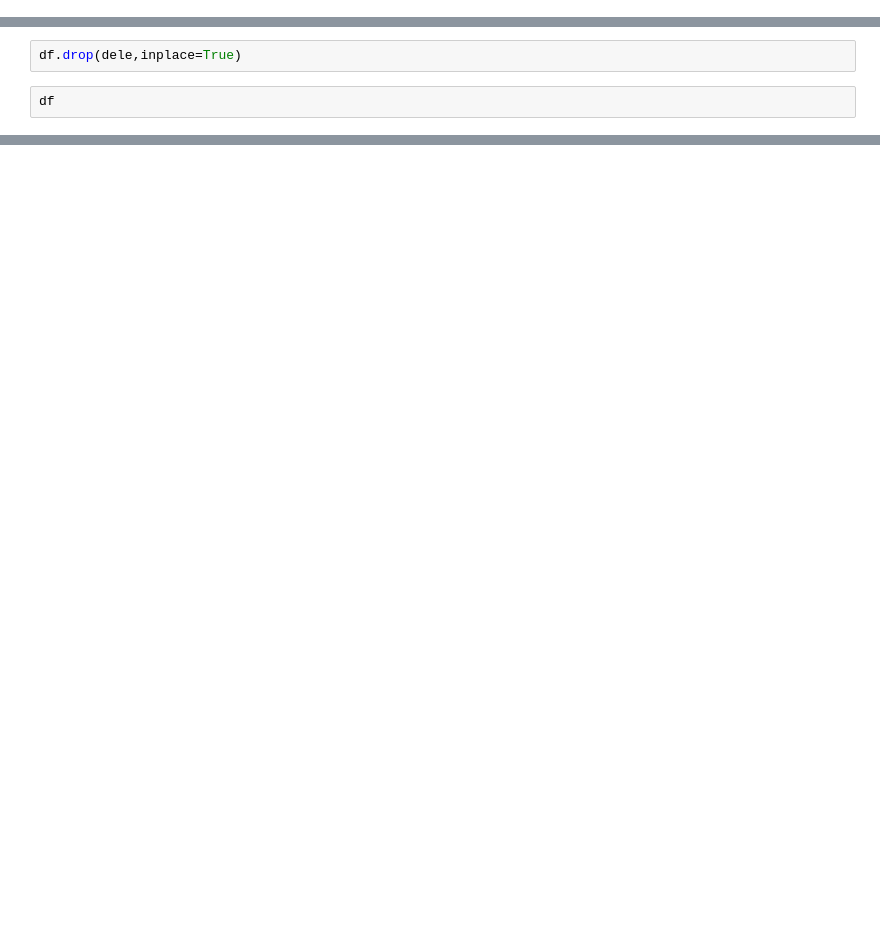
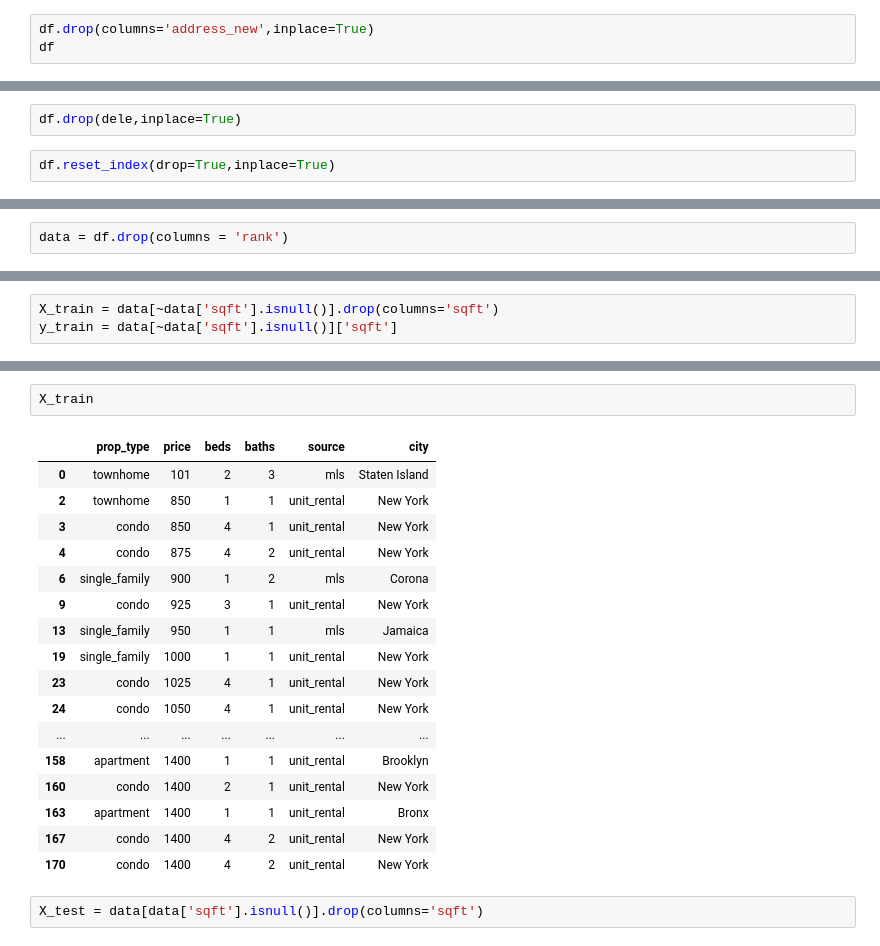
Before and after one commit to ShubhPundir/Rental-Apartment-Analysis, a Jupyter notebook: Data Collection.ipynb, the cells around one changed output, grey strips where cells are left out. Cells and saved outputs as stored; diff of their text form; blank space fills up the shorter version.

```diff
--- a/Data Collection.ipynb
+++ b/Data Collection.ipynb
@@ -179,0 +145,3 @@ df.drop(columns=['address_new'],inplace=True)
+# %%
+df.drop(columns='address_new',inplace=True)
+df
@@ -199,4 +181,4 @@ len(dele)
 # %%
 df.drop(dele,inplace=True)
 # %%
-df
+df.reset_index(drop=True,inplace=True)
@@ -218,0 +203,2 @@ df.to_csv('Rental_Cleaned.csv')
+# %%
+data = df.drop(columns = 'rank')
@@ -218,0 +239,3 @@ df.to_csv('Rental_Cleaned.csv')
+# %%
+X_train = data[~data['sqft'].isnull()].drop(columns='sqft')
+y_train = data[~data['sqft'].isnull()]['sqft']
@@ -218,0 +262,22 @@ df.to_csv('Rental_Cleaned.csv')
+# %%
+X_train
+# %% [output]
+|  | prop_type | price | beds | baths | source | city |
+| 0 | townhome | 101 | 2 | 3 | mls | Staten Island |
+| 2 | townhome | 850 | 1 | 1 | unit_rental | New York |
+| 3 | condo | 850 | 4 | 1 | unit_rental | New York |
+| 4 | condo | 875 | 4 | 2 | unit_rental | New York |
+| 6 | single_family | 900 | 1 | 2 | mls | Corona |
+| 9 | condo | 925 | 3 | 1 | unit_rental | New York |
+| 13 | single_family | 950 | 1 | 1 | mls | Jamaica |
+| 19 | single_family | 1000 | 1 | 1 | unit_rental | New York |
+| 23 | condo | 1025 | 4 | 1 | unit_rental | New York |
+| 24 | condo | 1050 | 4 | 1 | unit_rental | New York |
+| ... | ... | ... | ... | ... | ... | ... |
+| 158 | apartment | 1400 | 1 | 1 | unit_rental | Brooklyn |
+| 160 | condo | 1400 | 2 | 1 | unit_rental | New York |
+| 163 | apartment | 1400 | 1 | 1 | unit_rental | Bronx |
+| 167 | condo | 1400 | 4 | 2 | unit_rental | New York |
+| 170 | condo | 1400 | 4 | 2 | unit_rental | New York |
+# %%
+X_test = data[data['sqft'].isnull()].drop(columns='sqft')
```
Also changed, not shown: parts of 38 cells of this notebook, 1 other file.
